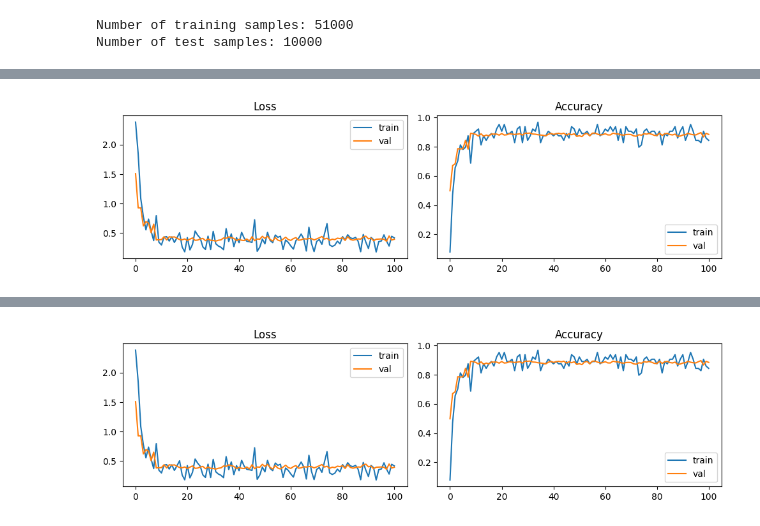
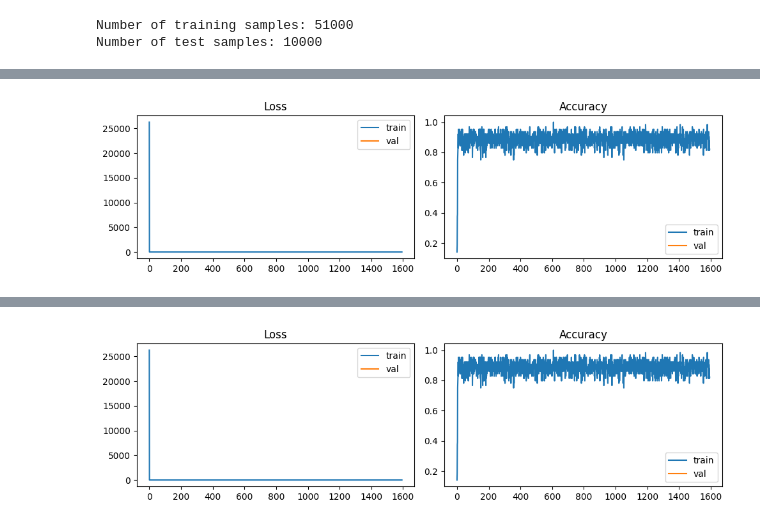
Before and after one commit to ndr09/SBM, a Jupyter notebook: test_mnist.ipynb, the cells around one changed output, grey strips where cells are left out. Saved outputs shown, nothing was run; the diff lists cells and outputs as text; code cells hidden in the pictures.

```diff
--- a/test_mnist.ipynb
+++ b/test_mnist.ipynb
@@ -138,6 +137,9 @@ def visualize_first_layer_weights(layers, max_neurons_per_layer=512):
 # %%
 def plot_val_train_loss(train_loss, val_loss, train_accuracy, val_accuracy):
-    # plot the results
+     """
+     Plot the train and validation loss and accuracy
+     """
+     # plot the results
      fig, axs = plt.subplots(1, 2, figsize=(10, 3))
 
      # Plot loss
@@ -194,7 +203,8 @@ def printACDE(model): # print the A, B, C, D, eta, in the first layer
 # printACDE(model)
 # %%
 device = "cuda" if torch.cuda.is_available() else "mps" if torch.backends.mps.is_available() else "cpu"
-model_size = [784, 512, 256, 10]
+model_size = [784, 256, 128, 10]
+rank = 1
 model = HebbianNetworkClassifier(
     model_size,
     device=device,
@@ -202,12 +212,10 @@ model = HebbianNetworkClassifier(
     dropout=0.0,
     bias=False,
     activation=torch.functional.F.relu,
+    rank=rank
 )
 
 loss_fn = torch.nn.CrossEntropyLoss()
 
-optimizer = torch.optim.AdamW(model.parameters(), lr=0.1, weight_decay=0.000001)
+optimizer = torch.optim.AdamW(model.parameters(), lr=0.001, weight_decay=0.0)
 scheduler = torch.optim.lr_scheduler.StepLR(optimizer, step_size=3, gamma=0.9)
-
-print("Number of parameters: ", sum(p.numel() for p in model.parameters() if p.requires_grad))
-print("Number of weights: ", sum(model_size[i] * model_size[i + 1] for i in range(len(model_size) - 1)))
@@ -220,19 +225,14 @@ train = True
 if train:
      # train the model with backprop
      train_loss, val_loss, test_loss, train_accuracy, val_accuracy, test_accuracy, confusion_matrix = model.train_loop(
-          optimizer, loss_fn, train_loader, val_loader, test_loader, epochs=10, log=False, #scheduler=scheduler,
+          optimizer, loss_fn, train_loader, val_loader, test_loader, epochs=8, log=False,
      )
      # save the model
      torch.save(model.state_dict(), "hebbian_mnist.pt")
 
      plot_val_train_loss(train_loss, val_loss, train_accuracy, val_accuracy)
 
-
      # print the test results
      print(f"Test accuracy: {test_accuracy}")
      print(f"Test loss: {test_loss}")
-
-     print_weights(model)
-     print_ABCD(model)
-
      print_confusion_matrix(confusion_matrix)
@@ -245,11 +275,12 @@ visualize_first_layer_weights(model.layers)
 # %%
 # laod the model
-model = HebbianNetworkClassifier(model_size, device=device, init="uni", dropout=0.1)
-model.load_state_dict(torch.load("hebbian_mnist.pt"))
-model.reset_weights('linear')
+if not train:
+    model = HebbianNetworkClassifier(model_size, device=device, init="uni", dropout=0.1, rank=rank, bias=False, activation=torch.functional.F.relu)
+    model.load_state_dict(torch.load("hebbian_mnist.pt"))
+    model.reset_weights('linear')
 
-test_loss, test_accuracy, confusion_matrix = model.test(test_loader, loss_fn)
-print(f"Test accuracy: {test_accuracy}")
-print(f"Test loss: {test_loss}")
+    test_loss, test_accuracy, confusion_matrix = model.test(test_loader, loss_fn)
+    print(f"Test accuracy: {test_accuracy}")
+    print(f"Test loss: {test_loss}")
 
 # plot the confusion matrix
@@ -259,15 +287,15 @@ Test loss: 0.00044727185193230124
 # %%
 train_loss, val_loss, test_loss, train_accuracy, val_accuracy, test_accuracy, confusion_matrix = model.hebbian_train_loop(
-    loss_fn, train_loader, val_loader, test_loader, max_iter=100
+    loss_fn, train_loader, None, test_loader, max_iter=3000, epochs=2
 )
 
 # plot the results
 plot_val_train_loss(train_loss, val_loss, train_accuracy, val_accuracy)
 
 # print the test results
 print(f"Test accuracy: {test_accuracy}")
 print(f"Test loss: {test_loss}")
 
 plot_val_train_loss(train_loss, val_loss, train_accuracy, val_accuracy)
 # %% [output]
-[figure, old version]
+[figure, new version]
@@ -276 +304 @@ Test loss: 0.00010264392065651278
-[figure, old version]
+[figure, new version]
```
Also changed, not shown: parts of 18 cells of this notebook, 5 other files.
